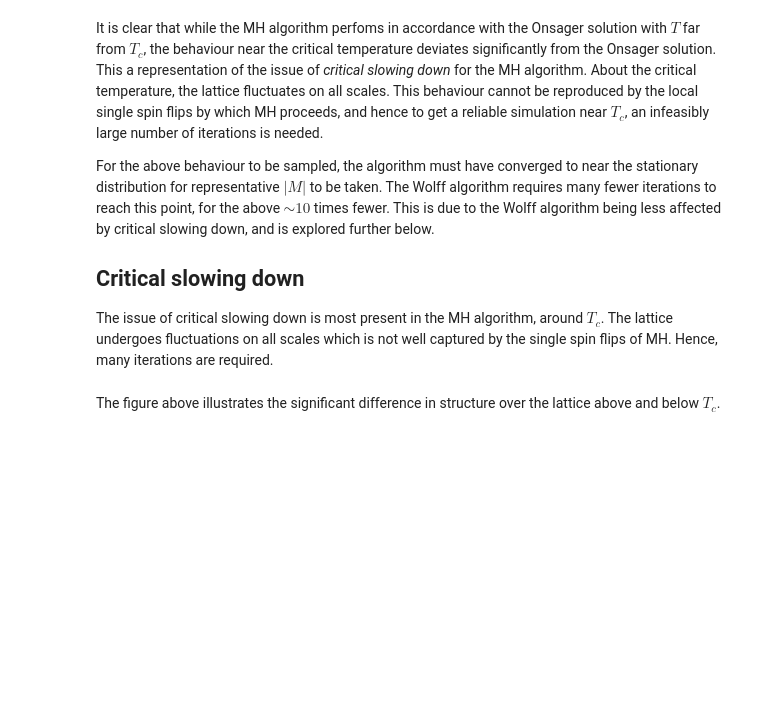
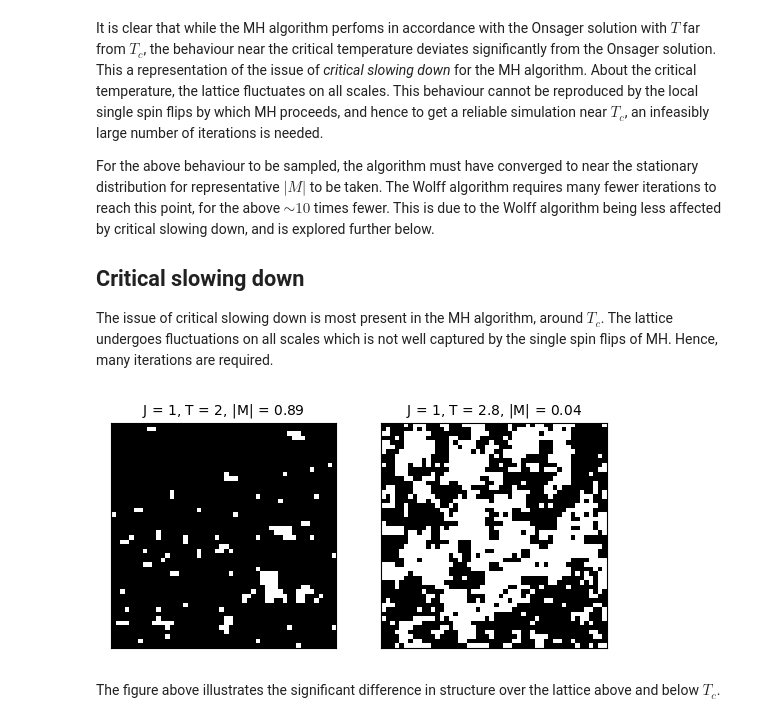
Before and after one commit to Part-II-Computational-Physics/cluster-algorithms-for-monte-carlo-jbd29, a Jupyter notebook: isiing set up 2.ipynb, the cells around one changed output. Saved outputs shown, nothing was run; the diff lists cells and outputs as text; code cells hidden in the pictures; blank space fills up the shorter version.

```diff
--- a/isiing set up 2.ipynb
+++ b/isiing set up 2.ipynb
@@ -426,10 +426,13 @@ show_lattice(lattice2, ax[1], 'J = 1, T = ' + str(T2) + r', $\vert$M$\vert$ = '
 # %%
 T1 = 2
 T2 = 2.8
-#M1 = np.load('MH_M_belowT_c')
-#M2 = np.load('MH_above_T_c')
+M1 = np.load('MH_M_below_T_c.npy')
+M2 = np.load('MH_M_above_T_c.npy')
+fig, ax = plt.subplots(1,2)
 show_lattice(lattice1, ax[0], 'J = 1, T = ' + str(T1) + r', $\vert$M$\vert$ = ' + str(round(M1[-1],2)))
 show_lattice(lattice2, ax[1], 'J = 1, T = ' + str(T2) + r', $\vert$M$\vert$ = ' + str(round(M2[-1],2)))
+# %% [output]
+[figure, added]
 # %% [markdown]
 The figure above illustrates the significant difference in structure over the lattice above and below $T_c$.
 # %% [markdown]
```
Also changed, not shown: parts of 4 cells of this notebook.
